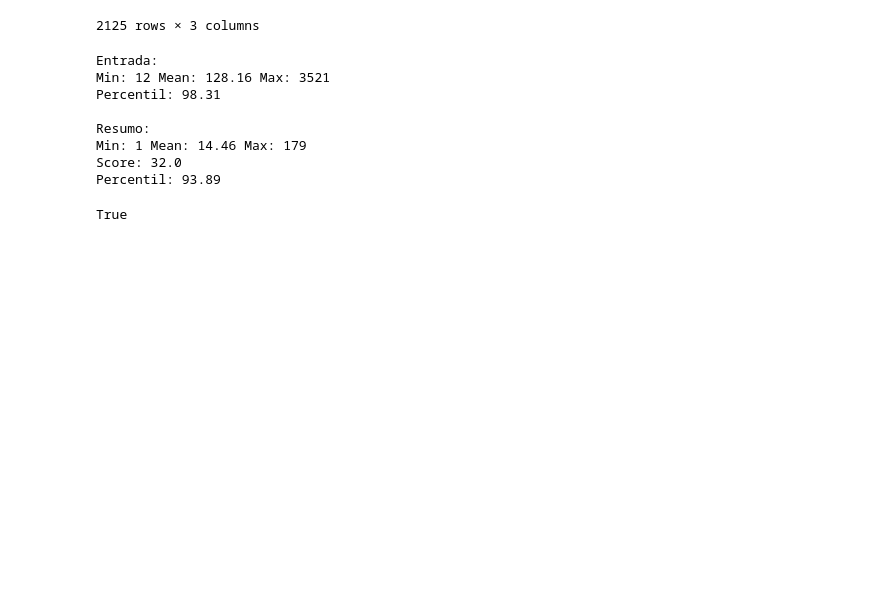
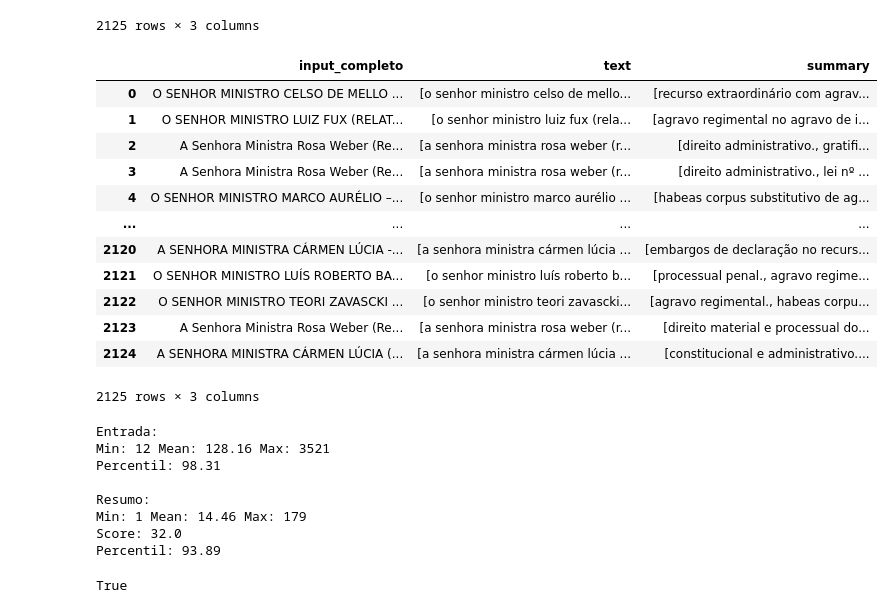
Before and after one commit to erichans/MemSum, a Jupyter notebook: Preprocess.ipynb, the cells around one changed output. Saved outputs shown, nothing was run; the diff lists cells and outputs as text; code cells hidden in the pictures; blank space fills up the shorter version.

```diff
--- a/Preprocess.ipynb
+++ b/Preprocess.ipynb
@@ -104,3 +123,9 @@ Wall time: 5.22 s
 | 2123 | HABEAS CORPUS. PENAL. TRÁFICO INT... | Vistos, relatados e discutidos es... | O SENHOR MINISTRO TEORI ZAVASCKI ... | O SENHOR MINISTRO TEORI ZAVASCKI ... | O SENHOR MINISTRO TEORI ZAVASCKI ... | [o senhor ministro teori zavascki... | [habeas corpus., penal., tráfico ... |
 | 2124 | DIREITO CIVIL E EMPRESARIAL. SOCI... | Vistos, relatados e discutidos es... | A Senhora Ministra Rosa Weber (Re... | A Senhora Ministra Rosa Weber (Re... | A Senhora Ministra Rosa Weber (Re... | [a senhora ministra rosa weber (r... | [direito civil e empresarial., so... |
 2125 rows × 7 columns
+# %%
+%%time
+test_corpus['input_completo'] = test_corpus['relatorio'] + ' ' + test_corpus['voto']
+test_corpus['text'] = [stok.tokenize(row.lower()) for row in tqdm(test_corpus['input_completo'])]
+test_corpus['summary'] = [stok.tokenize(row.lower()) for row in tqdm(test_corpus['ementa'])]
+test_corpus
@@ -117,6 +158,12 @@ val_corpus_final = val_corpus.drop(columns=['ementa', 'acordao', 'relatorio', 'v
 with open("data/custom_data/val_CUSTOM_raw.jsonl","w") as f:
     for _, row in val_corpus_final.iterrows():
         f.write(row.to_json() + "\n")
+# %%
+test_corpus_final = test_corpus.drop(columns=['ementa', 'acordao', 'relatorio', 'voto'])
+
+with open("data/custom_data/test_CUSTOM_raw.jsonl","w") as f:
+    for _, row in test_corpus_final.iterrows():
+        f.write(row.to_json() + "\n")
 # %%
 def preprocess(dataframe):
     from src.data_preprocessing.MemSum.utils import greedy_extract
@@ -174,6 +221,22 @@ val_corpus_final
 | 2123 | O SENHOR MINISTRO TEORI ZAVASCKI ... | [o senhor ministro teori zavascki... | [habeas corpus., penal., tráfico ... |
 | 2124 | A Senhora Ministra Rosa Weber (Re... | [a senhora ministra rosa weber (r... | [direito civil e empresarial., so... |
 2125 rows × 3 columns
+# %%
+test_corpus_final
+# %% [output]
+|  | input_completo | text | summary |
+| 0 | O SENHOR MINISTRO CELSO DE MELLO ... | [o senhor ministro celso de mello... | [recurso extraordinário com agrav... |
+| 1 | O SENHOR MINISTRO LUIZ FUX (RELAT... | [o senhor ministro luiz fux (rela... | [agravo regimental no agravo de i... |
+| 2 | A Senhora Ministra Rosa Weber (Re... | [a senhora ministra rosa weber (r... | [direito administrativo., gratifi... |
+| 3 | A Senhora Ministra Rosa Weber (Re... | [a senhora ministra rosa weber (r... | [direito administrativo., lei nº ... |
+| 4 | O SENHOR MINISTRO MARCO AURÉLIO –... | [o senhor ministro marco aurélio ... | [habeas corpus substitutivo de ag... |
+| ... | ... | ... | ... |
+| 2120 | A SENHORA MINISTRA CÁRMEN LÚCIA -... | [a senhora ministra cármen lúcia ... | [embargos de declaração no recurs... |
+| 2121 | O SENHOR MINISTRO LUÍS ROBERTO BA... | [o senhor ministro luís roberto b... | [processual penal., agravo regime... |
+| 2122 | O SENHOR MINISTRO TEORI ZAVASCKI ... | [o senhor ministro teori zavascki... | [agravo regimental., habeas corpu... |
+| 2123 | A Senhora Ministra Rosa Weber (Re... | [a senhora ministra rosa weber (r... | [direito material e processual do... |
+| 2124 | A SENHORA MINISTRA CÁRMEN LÚCIA (... | [a senhora ministra cármen lúcia ... | [constitucional e administrativo.... |
+2125 rows × 3 columns
 # %%
 with open("data/custom_data/train_CUSTOM_labelled.jsonl","w") as f:
     for _, row in train_corpus_final.iterrows():
```
Also changed, not shown: parts of 6 cells of this notebook, 1 other file.
